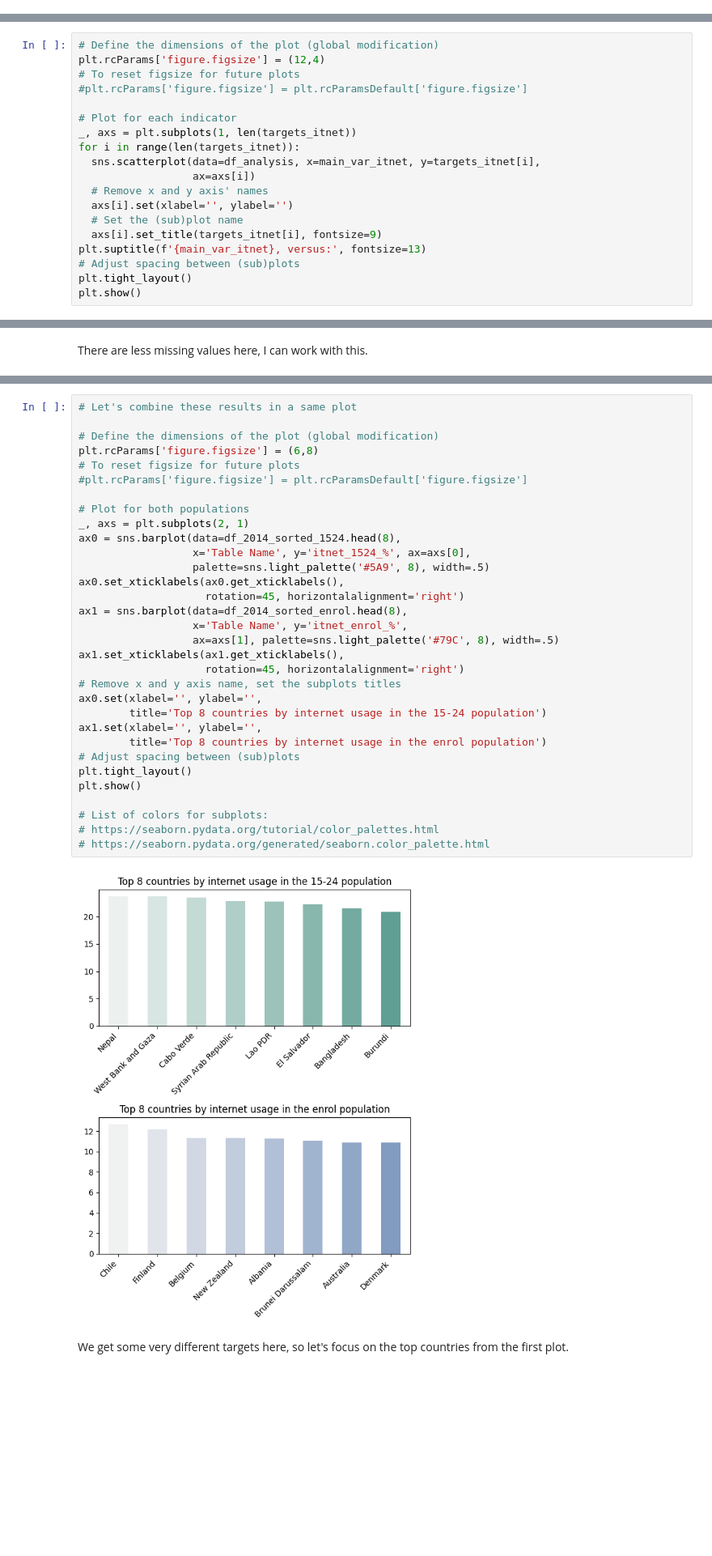
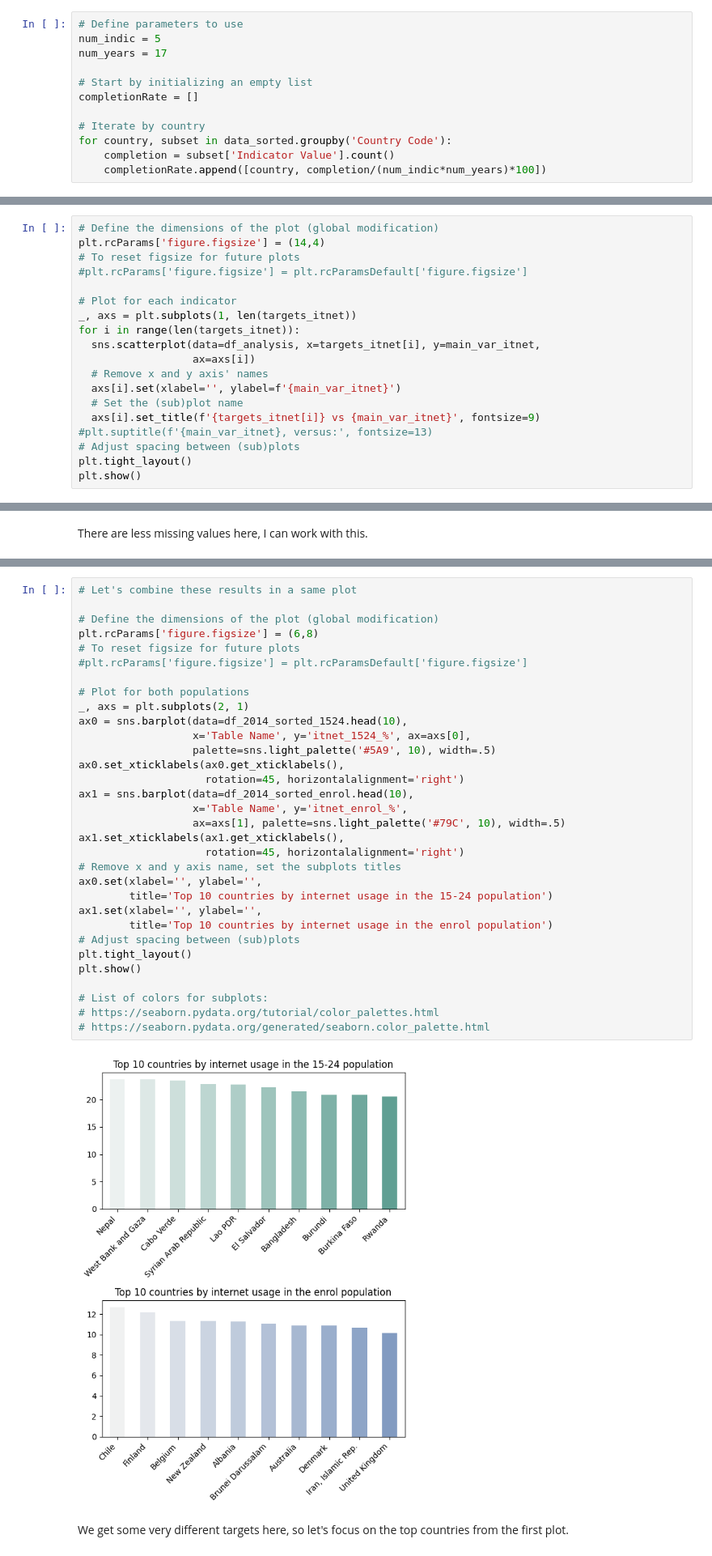
Before and after one commit to 64FC/Openclassrooms_DataScientist, a Jupyter notebook: Projet_1/WordBank_Education_Statistics.ipynb, the cells around one changed output, grey strips where cells are left out. Shown at 81% size. Cells and saved outputs as stored; diff of their text form; blank space fills up the shorter version.

```diff
--- a/Projet_1/WordBank_Education_Statistics.ipynb
+++ b/Projet_1/WordBank_Education_Statistics.ipynb
@@ -1482,3 +1427,15 @@ for country in data_sorted['Country Code'].unique():
+# %%
+# Define parameters to use
+num_indic = 5
+num_years = 17
+
+# Start by initializing an empty list
+completionRate = []
+
+# Iterate by country
+for country, subset in data_sorted.groupby('Country Code'):
+    completion = subset['Indicator Value'].count()
+    completionRate.append([country, completion/(num_indic*num_years)*100])
 # %%
 # Let's create a dataframe, and rename the columns
 completionRate_df = pd.DataFrame(completionRate, index=None,
@@ -1976,20 +1945,20 @@ targets_itnet = ['Pop total (thousands)', 'Pop 15-24 (thousands)',
                  'Enrolment tertiary (thousands)']
 # %%
 # Define the dimensions of the plot (global modification)
-plt.rcParams['figure.figsize'] = (12,4)
+plt.rcParams['figure.figsize'] = (14,4)
 # To reset figsize for future plots
 #plt.rcParams['figure.figsize'] = plt.rcParamsDefault['figure.figsize']
 
 # Plot for each indicator
 _, axs = plt.subplots(1, len(targets_itnet))
 for i in range(len(targets_itnet)):
-  sns.scatterplot(data=df_analysis, x=main_var_itnet, y=targets_itnet[i],
+  sns.scatterplot(data=df_analysis, x=targets_itnet[i], y=main_var_itnet,
                   ax=axs[i])
   # Remove x and y axis' names
-  axs[i].set(xlabel='', ylabel='')
+  axs[i].set(xlabel='', ylabel=f'{main_var_itnet}')
   # Set the (sub)plot name
-  axs[i].set_title(targets_itnet[i], fontsize=9)
-plt.suptitle(f'{main_var_itnet}, versus:', fontsize=13)
+  axs[i].set_title(f'{targets_itnet[i]} vs {main_var_itnet}', fontsize=9)
+#plt.suptitle(f'{main_var_itnet}, versus:', fontsize=13)
 # Adjust spacing between (sub)plots
 plt.tight_layout()
 plt.show()
@@ -2186,37 +2157,37 @@ plt.show()
 # %%
 # Let's combine these results in a same plot
 
 # Define the dimensions of the plot (global modification)
 plt.rcParams['figure.figsize'] = (6,8)
 # To reset figsize for future plots
 #plt.rcParams['figure.figsize'] = plt.rcParamsDefault['figure.figsize']
 
 # Plot for both populations
 _, axs = plt.subplots(2, 1)
-ax0 = sns.barplot(data=df_2014_sorted_1524.head(8),
+ax0 = sns.barplot(data=df_2014_sorted_1524.head(10),
                   x='Table Name', y='itnet_1524_%', ax=axs[0],
-                  palette=sns.light_palette('#5A9', 8), width=.5)
+                  palette=sns.light_palette('#5A9', 10), width=.5)
 ax0.set_xticklabels(ax0.get_xticklabels(),
                     rotation=45, horizontalalignment='right')
-ax1 = sns.barplot(data=df_2014_sorted_enrol.head(8),
+ax1 = sns.barplot(data=df_2014_sorted_enrol.head(10),
                   x='Table Name', y='itnet_enrol_%',
-                  ax=axs[1], palette=sns.light_palette('#79C', 8), width=.5)
+                  ax=axs[1], palette=sns.light_palette('#79C', 10), width=.5)
 ax1.set_xticklabels(ax1.get_xticklabels(),
                     rotation=45, horizontalalignment='right')
 # Remove x and y axis name, set the subplots titles
 ax0.set(xlabel='', ylabel='',
-        title='Top 8 countries by internet usage in the 15-24 population')
+        title='Top 10 countries by internet usage in the 15-24 population')
 ax1.set(xlabel='', ylabel='',
-        title='Top 8 countries by internet usage in the enrol population')
+        title='Top 10 countries by internet usage in the enrol population')
 # Adjust spacing between (sub)plots
 plt.tight_layout()
 plt.show()
 
 # List of colors for subplots:
 # https://seaborn.pydata.org/tutorial/color_palettes.html
 # https://seaborn.pydata.org/generated/seaborn.color_palette.html
 # %% [output]
-[figure, old version]
+[figure, new version]
 # %% [markdown]
 We get some very different targets here, so let's focus on the top countries from the first plot.
 # %% [markdown]
```
Also changed, not shown: parts of 88 cells of this notebook.
